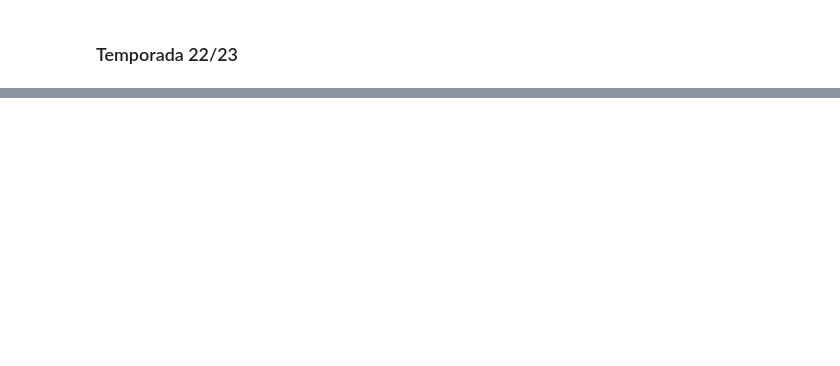
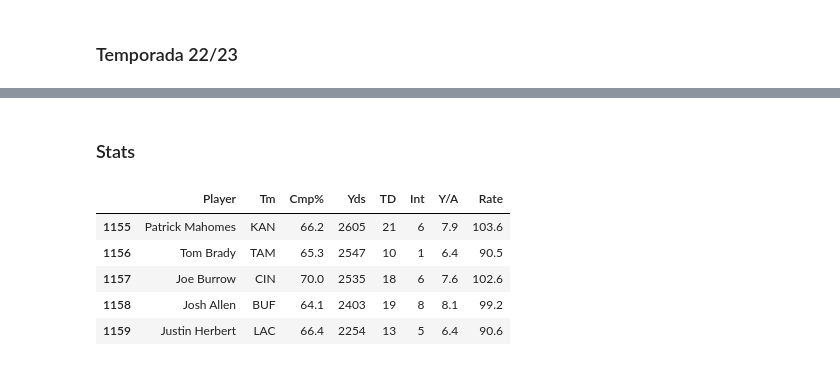
Before and after one commit to Prog-LucasAlves/AED_NFL, a Jupyter notebook: Analysis/Passing/Passing_Player.ipynb, the cells around one changed output, grey strips where cells are left out. Cells and saved outputs as stored; diff of their text form; code cells hidden in the pictures; blank space fills up the shorter version.

```diff
--- a/Analysis/Passing/Passing_Player.ipynb
+++ b/Analysis/Passing/Passing_Player.ipynb
@@ -283,3 +292,15 @@ fig.update_layout(title='Tentativa de Passes x Passes completos x Touchdowns <br
 fig.update_yaxes(title='Player')
 fig.update_xaxes(title=' Passes - Touchdowns ')
 fig.show()
+# %% [markdown]
+### Stats
+# %%
+data_radar = data_tem[['Player', 'Tm', 'Cmp%', 'Yds', 'TD', 'Int', 'Y/A', 'Rate']]
+data_radar.head()
+# %% [output]
+|  | Player | Tm | Cmp% | Yds | TD | Int | Y/A | Rate |
+| 1155 | Patrick Mahomes | KAN | 66.2 | 2605 | 21 | 6 | 7.9 | 103.6 |
+| 1156 | Tom Brady | TAM | 65.3 | 2547 | 10 | 1 | 6.4 | 90.5 |
+| 1157 | Joe Burrow | CIN | 70.0 | 2535 | 18 | 6 | 7.6 | 102.6 |
+| 1158 | Josh Allen | BUF | 64.1 | 2403 | 19 | 8 | 8.1 | 99.2 |
+| 1159 | Justin Herbert | LAC | 66.4 | 2254 | 13 | 5 | 6.4 | 90.6 |
```
Also changed, not shown: parts of 12 cells of this notebook, 15 other files.
